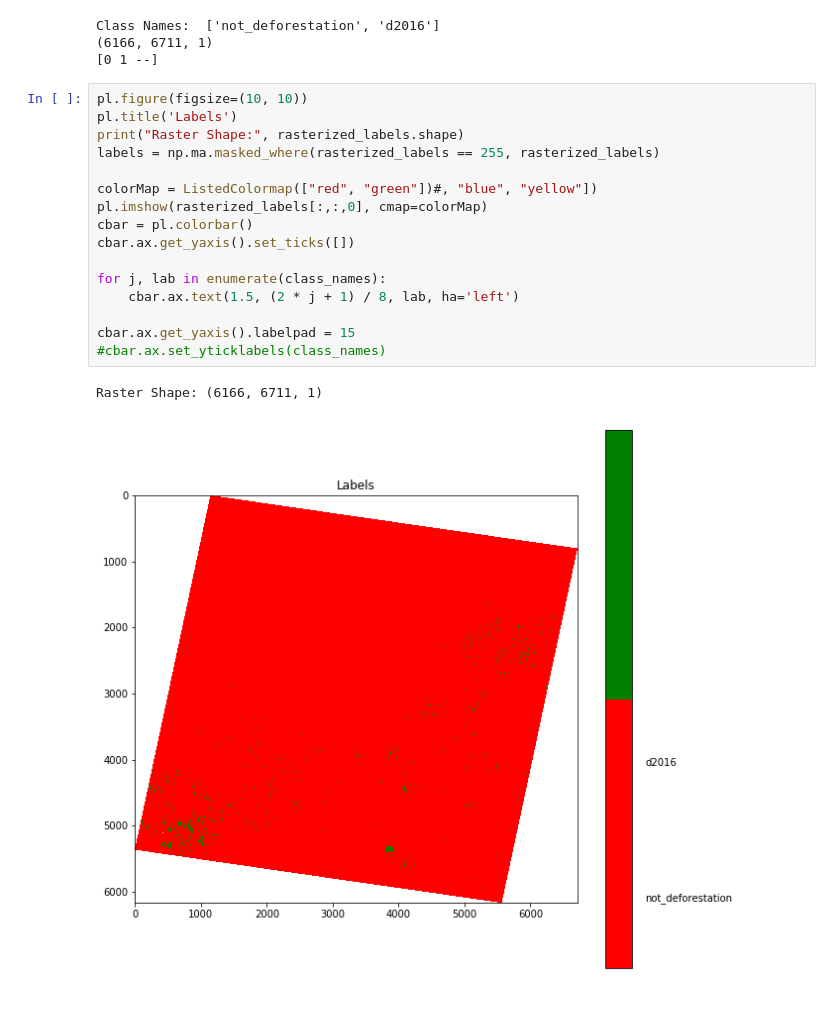
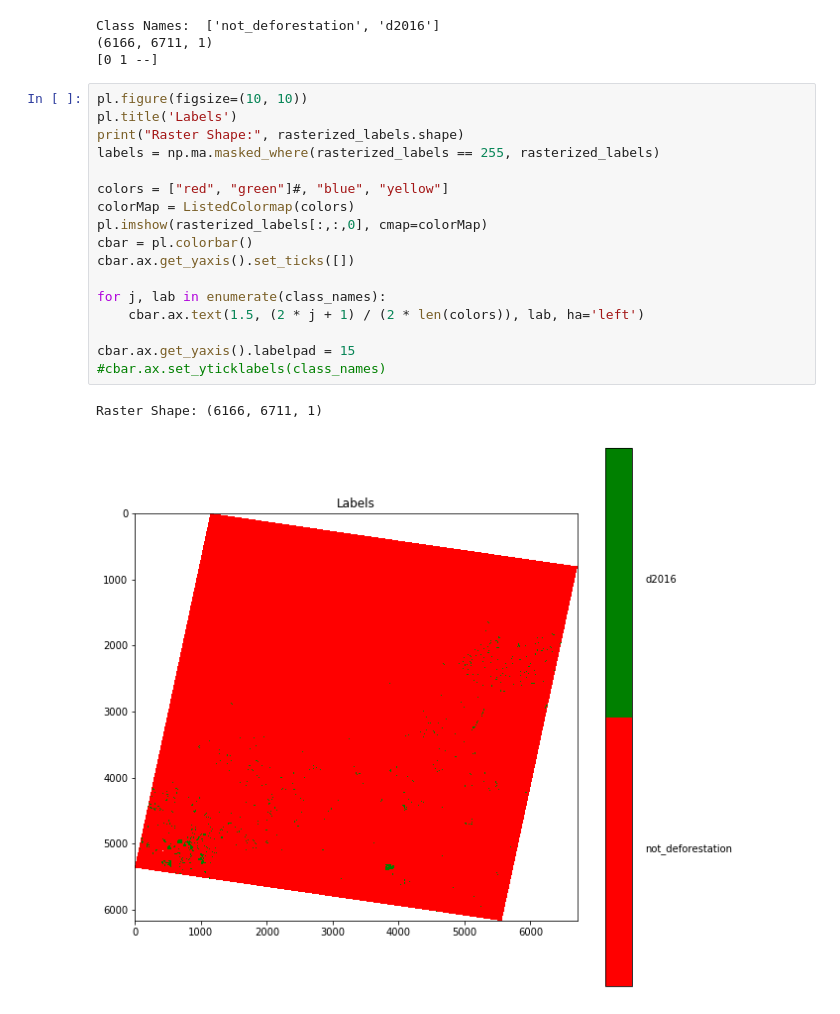
Before and after one commit to rvmaretto/deepgeo, a Jupyter notebook: notebooks/rasterize_and_plot.ipynb, the cells around one changed output. Saved outputs shown, nothing was run; the diff lists cells and outputs as text.

```diff
--- a/notebooks/rasterize_and_plot.ipynb
+++ b/notebooks/rasterize_and_plot.ipynb
@@ -64,19 +64,20 @@ Class Names:  ['not_deforestation', 'd2016']
 # %%
 pl.figure(figsize=(10, 10))
 pl.title('Labels')
 print("Raster Shape:", rasterized_labels.shape)
 labels = np.ma.masked_where(rasterized_labels == 255, rasterized_labels)
 
-colorMap = ListedColormap(["red", "green"])#, "blue", "yellow"])
+colors = ["red", "green"]#, "blue", "yellow"]
+colorMap = ListedColormap(colors)
 pl.imshow(rasterized_labels[:,:,0], cmap=colorMap)
 cbar = pl.colorbar()
 cbar.ax.get_yaxis().set_ticks([])
 
 for j, lab in enumerate(class_names):
-    cbar.ax.text(1.5, (2 * j + 1) / 8, lab, ha='left')
+    cbar.ax.text(1.5, (2 * j + 1) / (2 * len(colors)), lab, ha='left')
 
 cbar.ax.get_yaxis().labelpad = 15
 #cbar.ax.set_yticklabels(class_names)
 # %% [output]
 Raster Shape: (6166, 6711, 1)
-[figure, old version]
+[figure, new version]
```
Also changed, not shown: 11 other files.
